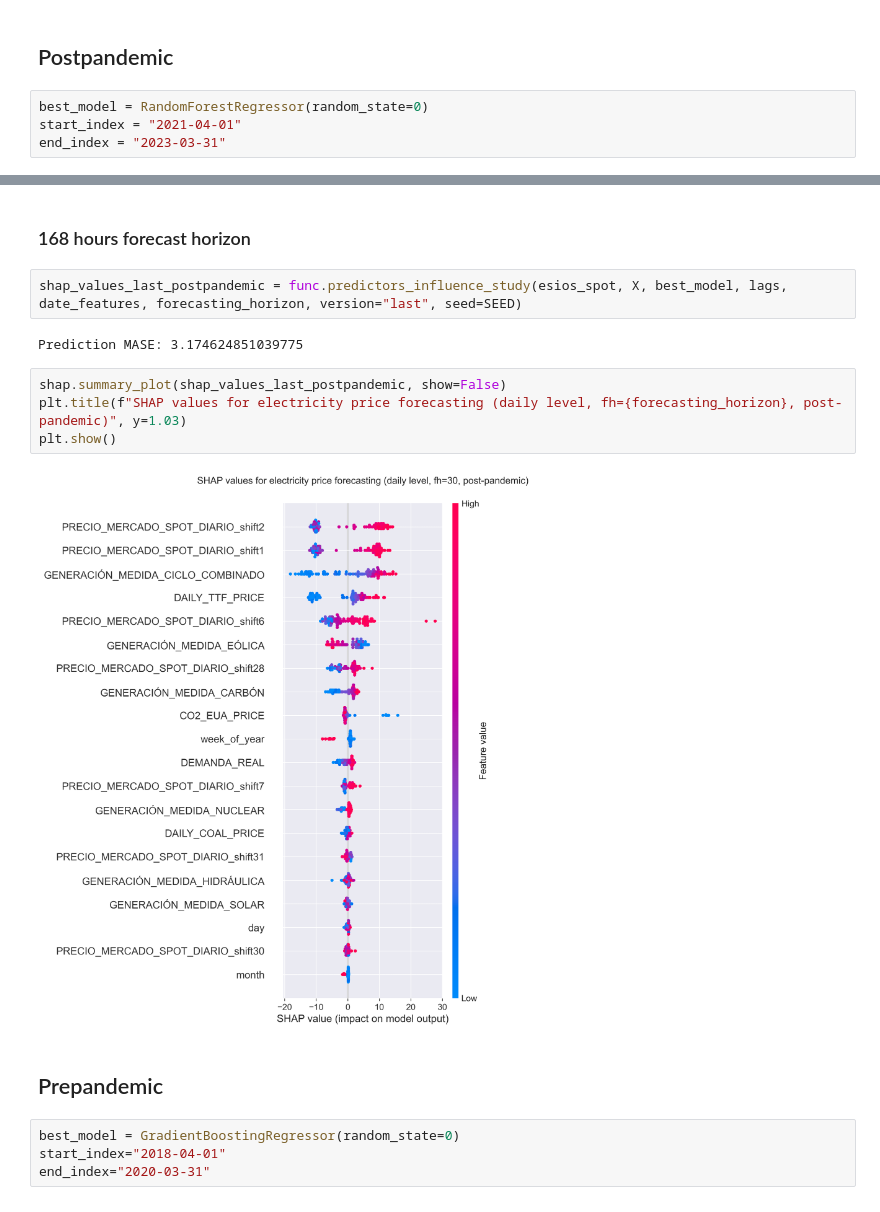
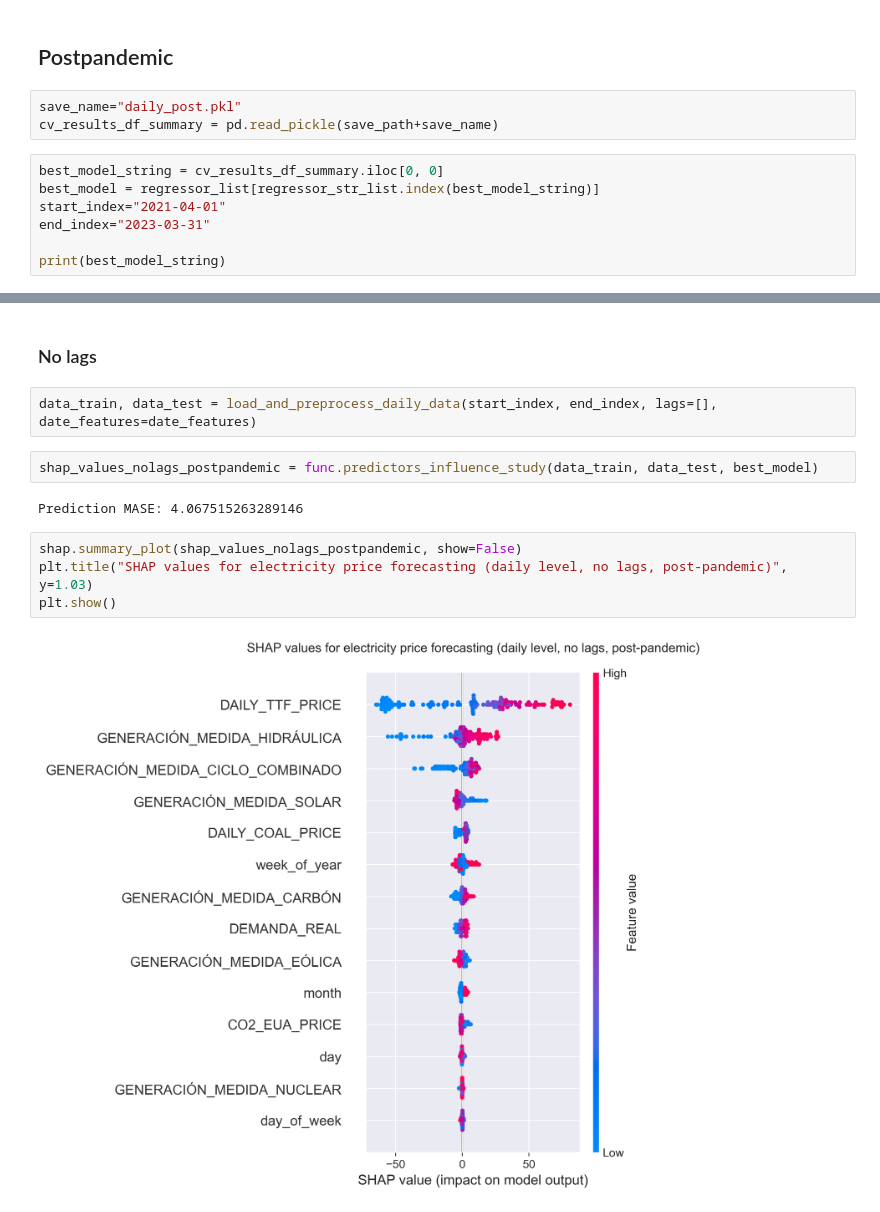
Before and after one commit to pbedmar/tfm, a Jupyter notebook: lab/daily_predictors.ipynb, the cells around one changed output, grey strips where cells are left out. Saved outputs shown, nothing was run; the diff lists cells and outputs as text.

```diff
--- a/lab/daily_predictors.ipynb
+++ b/lab/daily_predictors.ipynb
@@ -51,6 +119,12 @@ print(icap_tickers)
 # %% [markdown]
 ## Postpandemic
+# %%
+save_name="daily_post.pkl"
+cv_results_df_summary = pd.read_pickle(save_path+save_name)
 # %%
-best_model = RandomForestRegressor(random_state=0)
-start_index = "2021-04-01"
-end_index = "2023-03-31"
+best_model_string = cv_results_df_summary.iloc[0, 0]
+best_model = regressor_list[regressor_str_list.index(best_model_string)]
+start_index="2021-04-01"
+end_index="2023-03-31"
+
+print(best_model_string)
@@ -83,18 +147,14 @@ plt.show()
-# %% [markdown]
-### 168 hours forecast horizon
-# %%
-shap_values_last_postpandemic = func.predictors_influence_study(esios_spot, X, best_model, lags, date_features, forecasting_horizon, version="last", seed=SEED)
-# %% [output]
-Prediction MASE: 3.174624851039775
+# %% [markdown]
+### No lags
+# %%
+data_train, data_test = load_and_preprocess_daily_data(start_index, end_index, lags=[], date_features=date_features)
+# %%
+shap_values_nolags_postpandemic = func.predictors_influence_study(data_train, data_test, best_model)
+# %% [output]
+Prediction MASE: 4.067515263289146
 # %%
-shap.summary_plot(shap_values_last_postpandemic, show=False)
-plt.title(f"SHAP values for electricity price forecasting (daily level, fh={forecasting_horizon}, post-pandemic)", y=1.03)
+shap.summary_plot(shap_values_nolags_postpandemic, show=False)
+plt.title("SHAP values for electricity price forecasting (daily level, no lags, post-pandemic)", y=1.03)
 plt.show()
 # %% [output]
-[figure, old version]
+[figure, new version]
-# %% [markdown]
-## Prepandemic
-# %%
-best_model = GradientBoostingRegressor(random_state=0)
-start_index="2018-04-01"
-end_index="2020-03-31"
```
Also changed, not shown: parts of 30 cells of this notebook, 38 other files.
